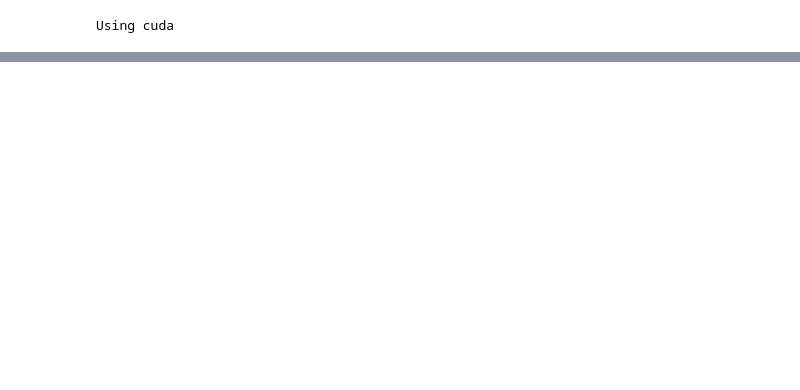
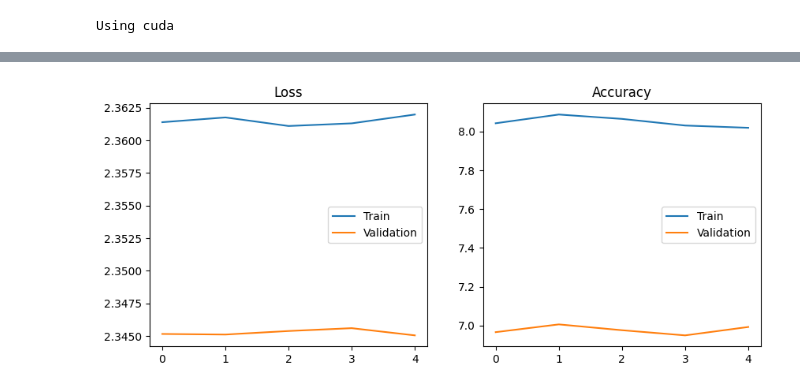
Before and after one commit to SafoanMiah/quick-draw-neural-net, a Jupyter notebook: main.ipynb, the cells around one changed output, grey strips where cells are left out. Drawn from its saved outputs; the diff is of its cells as text; code cells hidden in the pictures; blank space fills up the shorter version.

```diff
--- a/main.ipynb
+++ b/main.ipynb
@@ -306,35 +303,32 @@ class QuickDrawCNN_V1(nn.Module):
         super().__init__()
 
         self.conv_set_1 = nn.Sequential(
-            nn.Conv2d(in_channels=input_shape[0], out_channels=16, kernel_size=5, padding=1),
+            nn.Conv2d(in_channels=input_shape[0], out_channels=16, kernel_size=5, padding=2), # padding = (kernel_size - 1) / 2
             nn.ReLU(),
             nn.MaxPool2d(kernel_size=2)
         )
 
         self.conv_set_2 = nn.Sequential(
-            nn.Conv2d(in_channels=16, out_channels=32, kernel_size=5, padding=1),
+            nn.Conv2d(in_channels=16, out_channels=32, kernel_size=5, padding=2),
             nn.ReLU(),
             nn.MaxPool2d(kernel_size=2)
         )
 
-        self.flatten = nn.Flatten()
-
-        # fully connected
-        self.fc = nn.Sequential(
-            nn.Linear(32 * 5 * 5, n_classes),
+        # fully connected layer
+        self.dense = nn.Sequential(
+            nn.Flatten(), # 2D -> 1D
+            nn.Linear(32 * 7 * 7, n_classes),
             #nn.Softmax(dim=1) # CrossEntropyLoss() already has softmax
         )
 
         self.stack = nn.Sequential(
             self.conv_set_1,
             self.conv_set_2,
-            self.flatten,
-            self.fc
+            self.dense
         )
 
     def forward(self, x):
-        x = self.stack(x)
-        return x
+        return self.stack(x)
 # %%
 device = 'cuda' if torch.cuda.is_available() else 'cpu'
 print(f'Using {device}')
@@ -403,13 +398,3 @@ def train(model, train_loader, val_loader, epochs, loss_fn, optimizer, device):
         print(f'Epoch: {epoch+1} | Val Loss {val_loss[-1]:.5f} | Val Acc {val_acc[-1]:.2f}%') # [-1] last element
 
     return train_loss, val_loss, train_acc, val_acc
-
-train_loss, val_loss, train_acc, val_acc = train(
-    model=model_1,
-    train_loader=train_loader,
-    val_loader=val_loader,
-    epochs=5,
-    loss_fn=loss_fn,
-    optimizer=optimizer,
-    device=device
-)
@@ -461,0 +603,13 @@ print(pred)
+# %%
+# reinitialize model with new architecture
+model_2 = QuickDrawCNN_V2().to(device)
+
+train_loss_2, val_loss_2, train_acc_2, val_acc_2 = train(
+    model=model_2,
+    train_loader=train_loader,
+    val_loader=val_loader,
+    epochs=2,
+    loss_fn=loss_fn,
+    optimizer=optimizer,
+    device=device
+)
@@ -461,0 +622,4 @@ print(pred)
+# %%
+plot_metrics(train_loss_2, val_loss_2, train_acc_2, val_acc_2)
+# %% [output]
+[figure, added]
```
Also changed, not shown: parts of 23 cells of this notebook.
